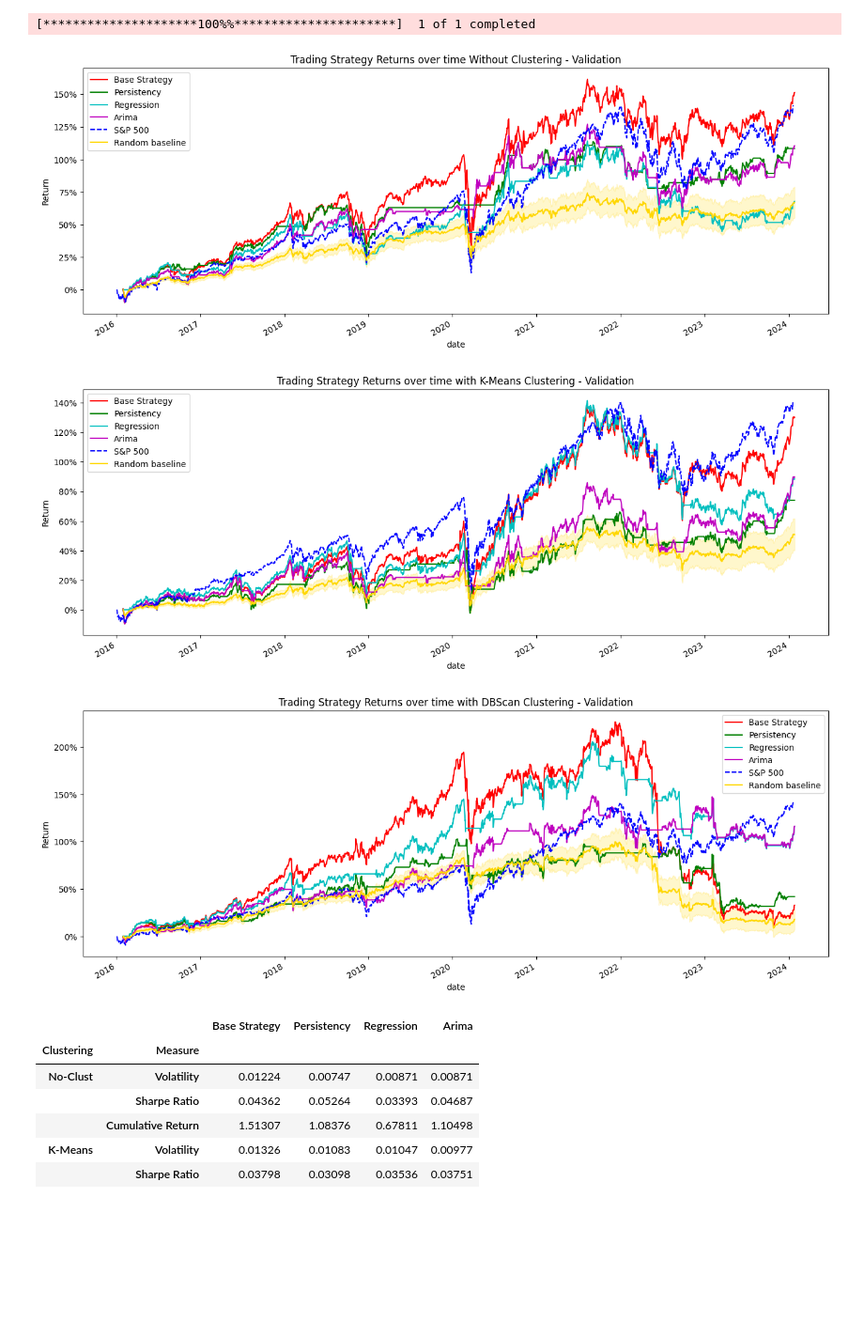
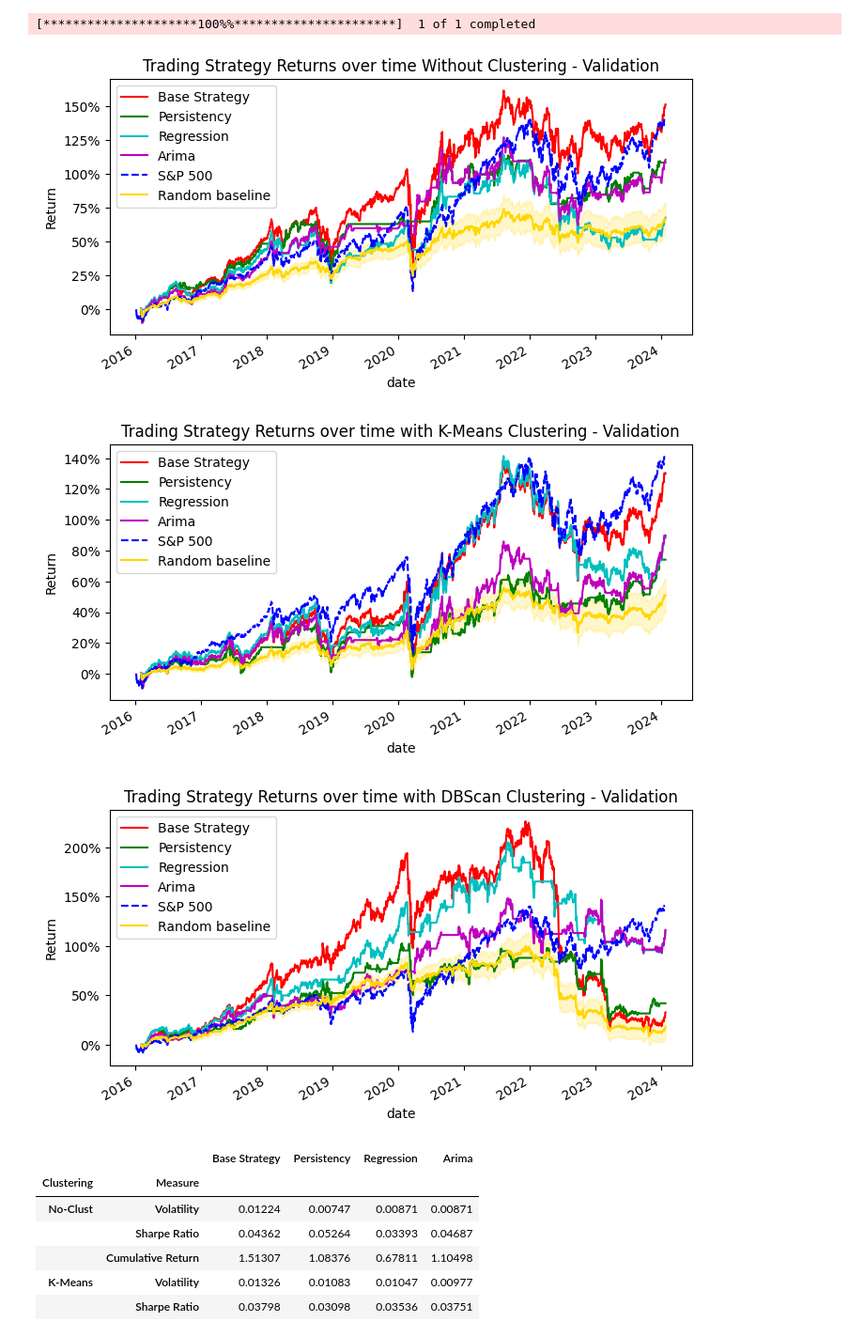
Before and after one commit to francesco-source/Portfolio-Optimization-via-Machine-Learning-Models, a Jupyter notebook: American_market.ipynb, the cells around one changed output. Shown at 94% size. Cells and saved outputs as stored; diff of their text form; code cells hidden in the pictures; blank space fills up the shorter version.

```diff
--- a/American_market.ipynb
+++ b/American_market.ipynb
@@ -649,25 +635,28 @@ else:
 # %%
 plot_portfolio_cumulative_return(result_validation_no,
                                  refering_index= refering_index,
                                  random_returns_df= baselines_val["no"],
                                  title= "Trading Strategy Returns over time Without Clustering - Validation",
+                                 figsize= (8, 4),
                                  save_path= "./Results/Images/US_noclust_val.png")
 
 plot_portfolio_cumulative_return(result_validation_km,
                                  refering_index= refering_index,
                                  random_returns_df= baselines_val["km"],
                                  title= "Trading Strategy Returns over time with K-Means Clustering - Validation",
+                                 figsize= (8, 4),
                                  save_path= "./Results/Images/US_kmeans_val.png")
 
 plot_portfolio_cumulative_return(result_validation_db,
                                  refering_index= refering_index,
                                  random_returns_df= baselines_val["db"],
                                  title= "Trading Strategy Returns over time with DBScan Clustering - Validation",
+                                 figsize= (8, 4),
                                  save_path= "./Results/Images/US_dbscan_val.png")
 # %% [output]
-[figure, old version]
+[figure, new version]
-[figure, old version]
+[figure, new version]
-[figure, old version]
+[figure, new version]
 # %%
 volatility_no = [np.round(float(calculate_volatility(return_strategy)),5) for return_strategy in p_val_results_no]
 sharpe_ratio_no = [np.round(float(calculate_sharpe_ratio(return_strategy)),5) for return_strategy in p_val_results_no]
```
Also changed, not shown: parts of 2 cells of this notebook, 16 other files.
